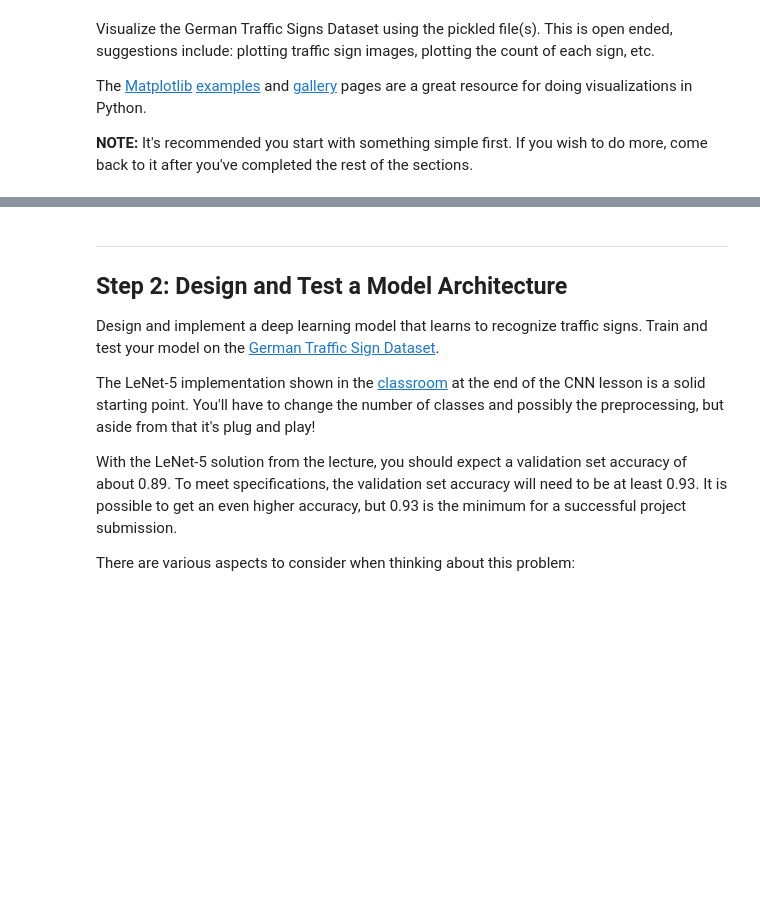
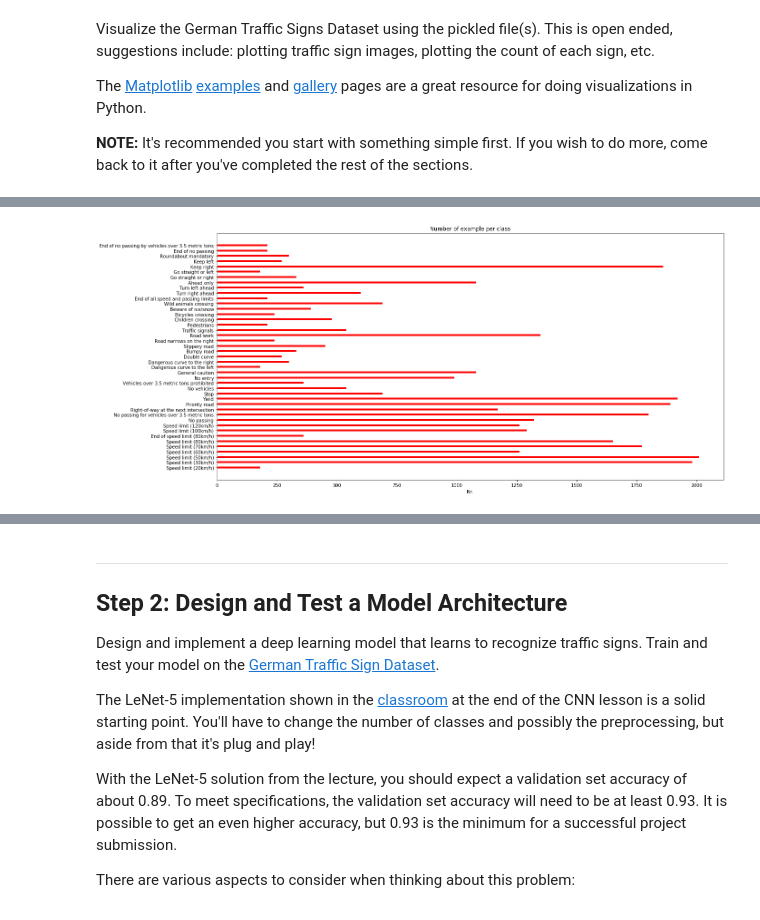
Before and after one commit to cesare-montresor/CarND-Traffic-Sign-Classifier-Project, a Jupyter notebook: Traffic_Sign_Classifier.ipynb, the cells around one changed output, grey strips where cells are left out. Cells and saved outputs as stored; diff of their text form; code cells hidden in the pictures; blank space fills up the shorter version.

```diff
--- a/Traffic_Sign_Classifier.ipynb
+++ b/Traffic_Sign_Classifier.ipynb
@@ -90,0 +162,12 @@ import matplotlib.pyplot as plt
+# %%
+ind = np.arange(n_classes)  # the x locations for the groups
+width = 0.35       # the width of the bars
+fig, ax= plt.subplots(figsize=(20,10))
+rects1 = ax.barh(ind, class_count, width, color='r')
+ax.set_xlabel('Nr.')
+ax.set_title('Number of example per class')
+ax.set_yticks(ind)
+ax.set_yticklabels(class_texts)
+plt.show()
+# %% [output]
+[figure, added]
```
Also changed, not shown: parts of 8 cells of this notebook, 6 other files.
